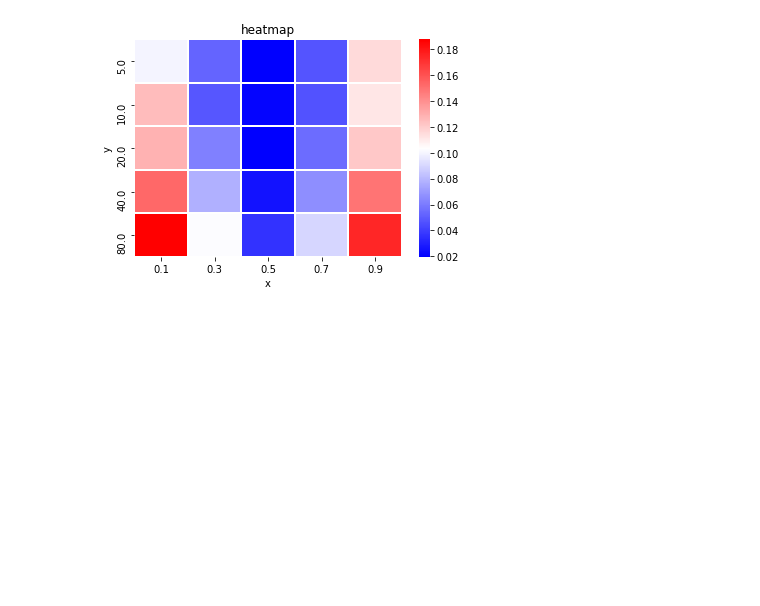
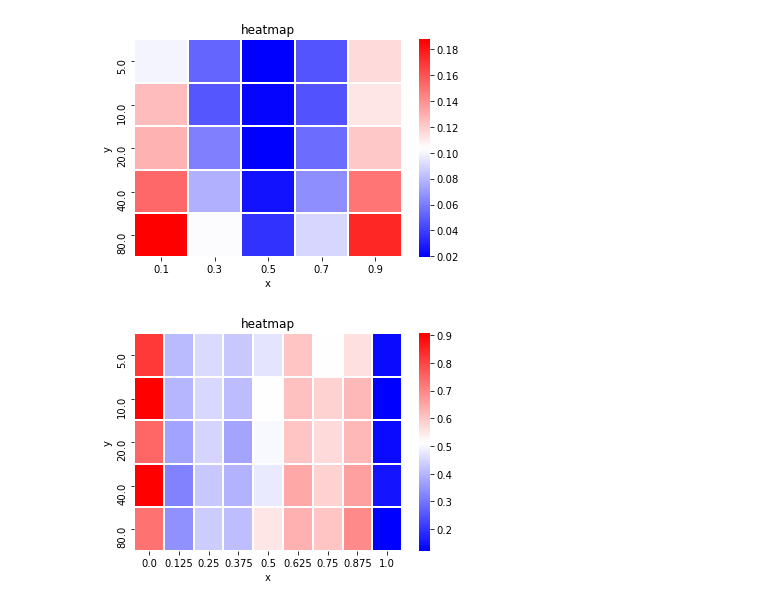
Before and after one commit to niharnandan/RA-Spring2020, a Jupyter notebook: 2020_2 Fall/Data and Analysis/Analysis/Analysis_Task2/Code/Untitled.ipynb, the cells around one changed output. Cells and saved outputs as stored; diff of their text form; code cells hidden in the pictures; blank space fills up the shorter version.

```diff
--- a/2020_2 Fall/Data and Analysis/Analysis/Analysis_Task2/Code/Untitled.ipynb
+++ b/2020_2 Fall/Data and Analysis/Analysis/Analysis_Task2/Code/Untitled.ipynb
@@ -60,3 +103,7 @@ plot.heatmap('heatmap', heatmap, 'x', 'y', colors='bwr', xtick=[0.1,0.3,0.5,0.7,
+# %%
+plot.heatmap('heatmap', heatmap, 'x', 'y', colors='bwr', xtick=bins, ytick = costs)
+# %% [output]
+[figure, added]
 # %%
 df = pd.read_csv('../Output/Task2_step4.csv')
 df = df.loc[df['action_type'] != 1]
```
Also changed, not shown: parts of 7 cells of this notebook, 1 other file.
